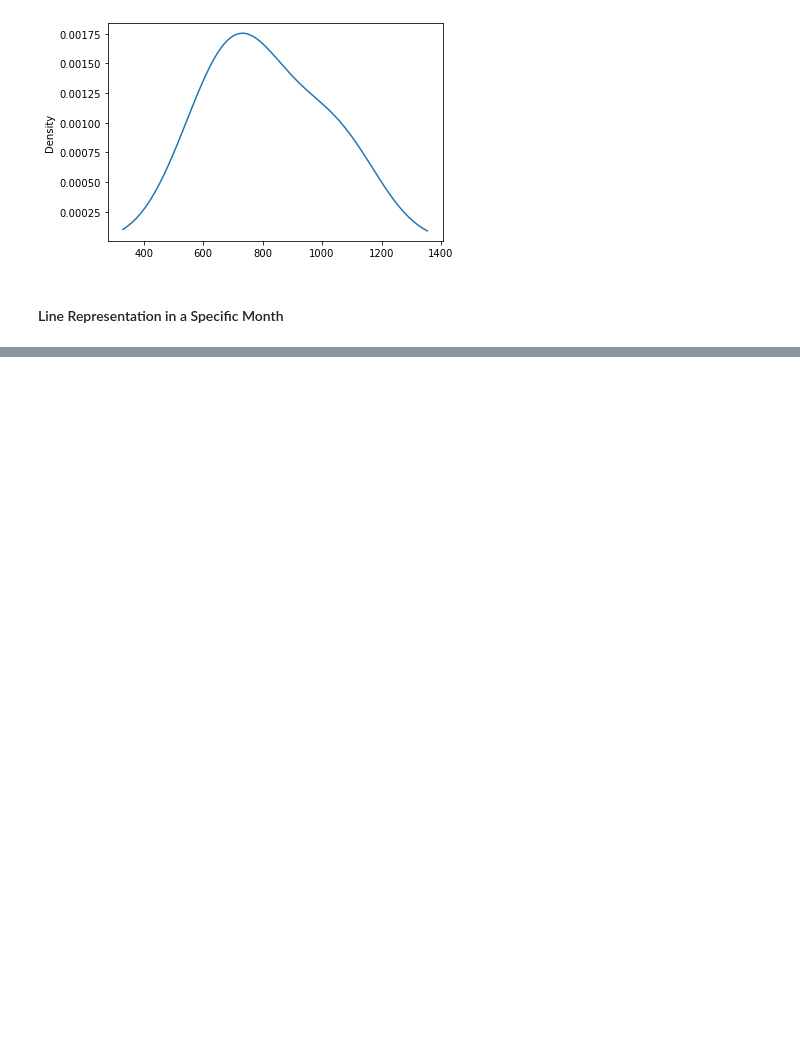
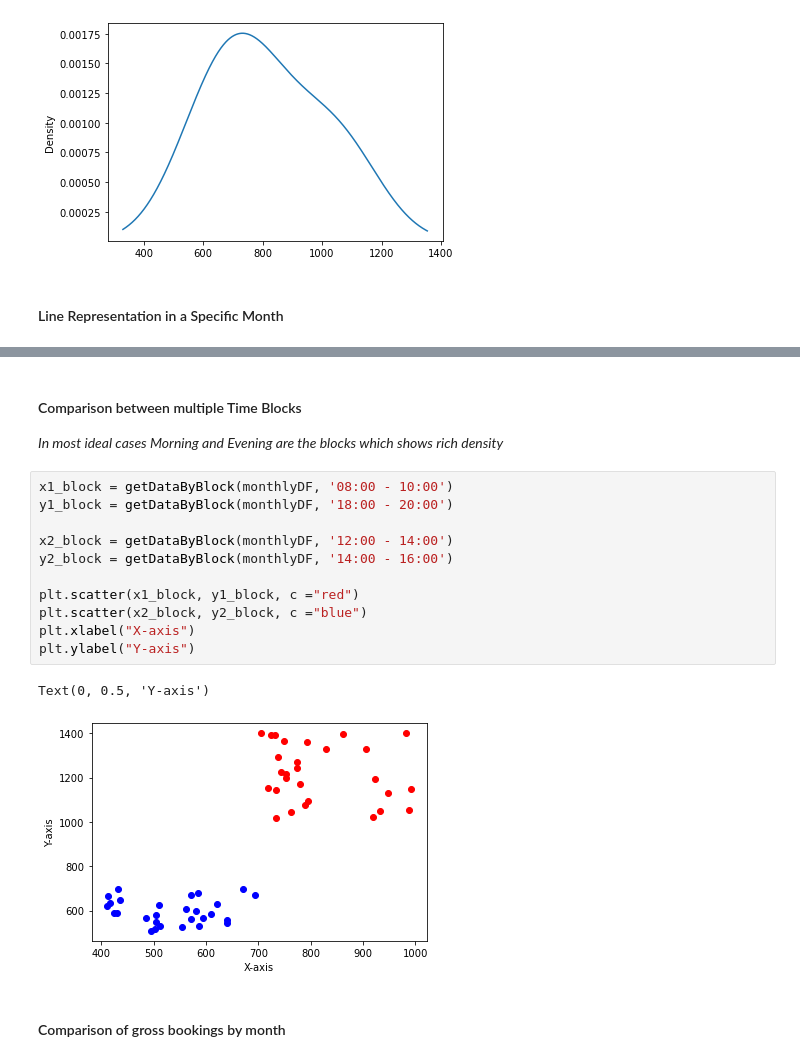
Before and after one commit to pratyayganguli/Dynamic-Pricing-Data-Visualization, a Jupyter notebook: notebook-files/dynamic-car-rental-pricing-algorithm.ipynb, the cells around one changed output, grey strips where cells are left out. Drawn from its saved outputs; the diff is of its cells as text; blank space fills up the shorter version.

Commit message:
Scatter Plot Code added

```diff
--- a/notebook-files/dynamic-car-rental-pricing-algorithm.ipynb
+++ b/notebook-files/dynamic-car-rental-pricing-algorithm.ipynb
@@ -145,2 +145,22 @@ plotByMonth(annualDF, 'line', 'Time Blocks', 'Bookings', 3)
 # %% [output]
 [figure]
+# %% [markdown]
+#### Comparison between multiple Time Blocks ####
+
+_In most ideal cases Morning and Evening are the blocks which shows rich density_
+# %%
+x1_block = getDataByBlock(monthlyDF, '08:00 - 10:00')
+y1_block = getDataByBlock(monthlyDF, '18:00 - 20:00')
+
+x2_block = getDataByBlock(monthlyDF, '12:00 - 14:00')
+y2_block = getDataByBlock(monthlyDF, '14:00 - 16:00')
+
+plt.scatter(x1_block, y1_block, c ="red")
+plt.scatter(x2_block, y2_block, c ="blue")
+plt.xlabel("X-axis")
+plt.ylabel("Y-axis")
+# %% [output]
+Text(0, 0.5, 'Y-axis')
+[figure, added]
+# %% [markdown]
+#### Comparison of gross bookings by month ####
```
Also changed, not shown: parts of 4 cells of this notebook, 2 other files.
